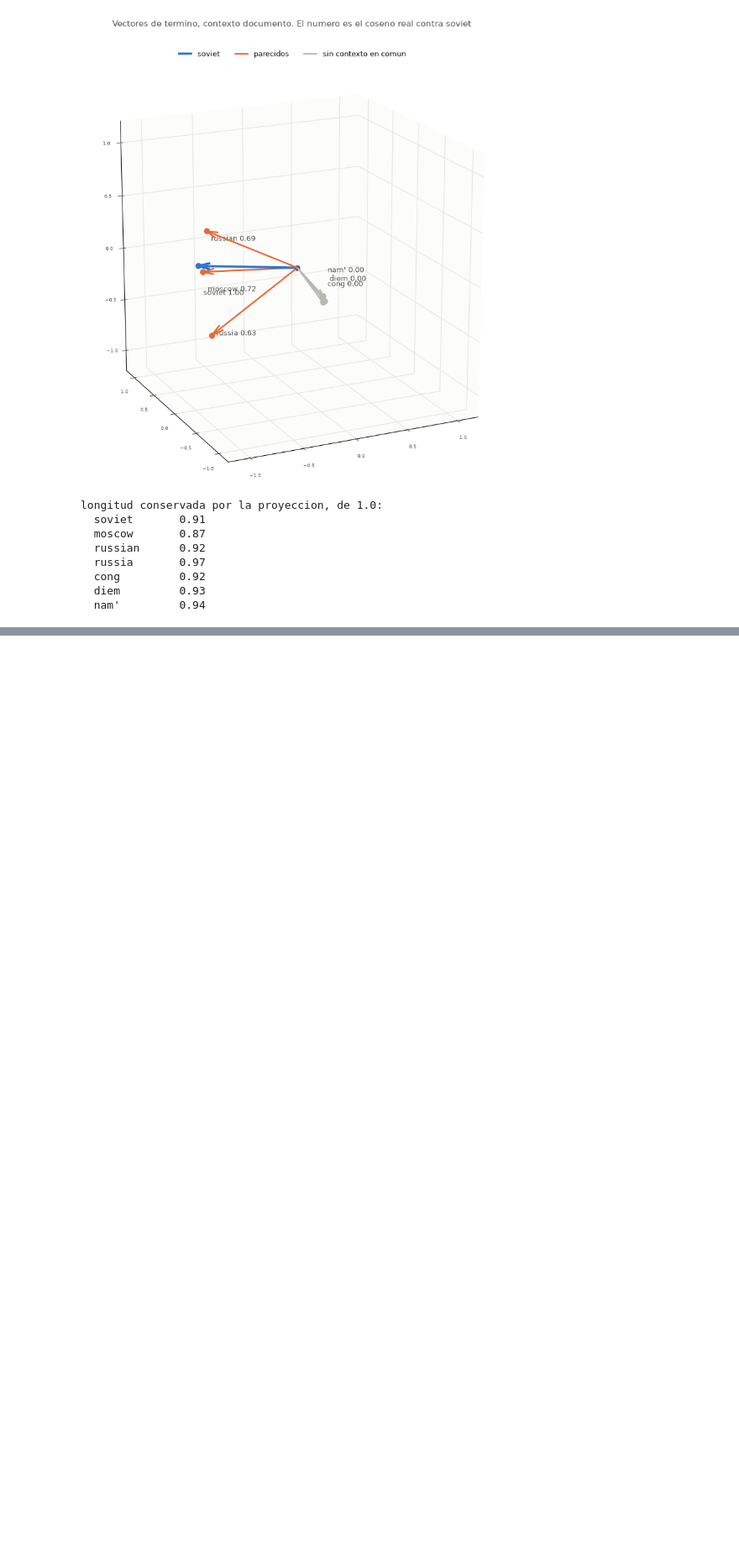
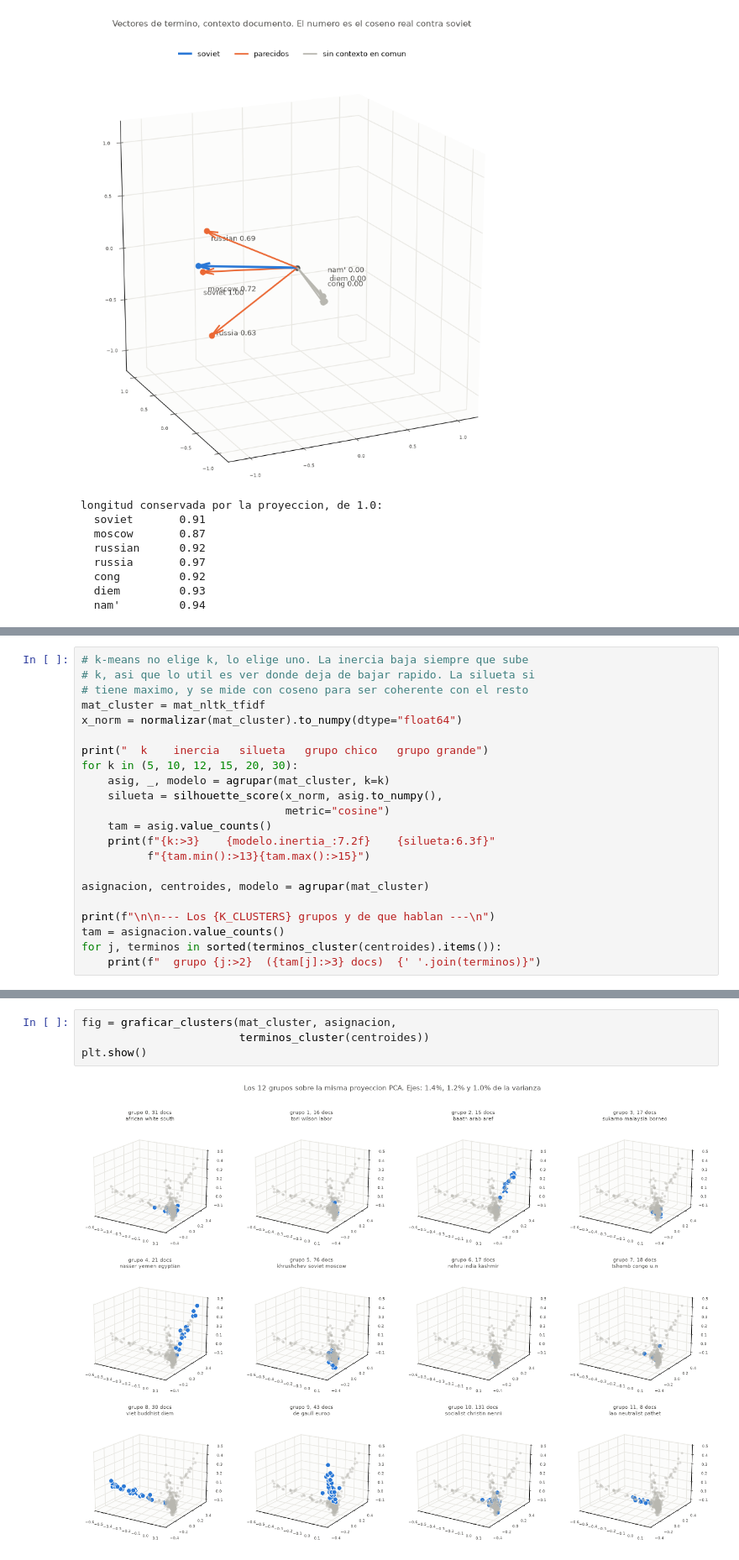
Before and after one commit to zxxz456/inaoe, a Jupyter notebook: fundamentos_aal/actividades/src/actividad.ipynb, the cells around one changed output, grey strips where cells are left out. Shown at 84% size. Cells and saved outputs as stored; diff of their text form; blank space fills up the shorter version.

```diff
--- a/fundamentos_aal/actividades/src/actividad.ipynb
+++ b/fundamentos_aal/actividades/src/actividad.ipynb
@@ -3247,0 +3388,22 @@ longitud conservada por la proyeccion, de 1.0:
+# %%
+# k-means no elige k, lo elige uno. La inercia baja siempre que sube
+# k, asi que lo util es ver donde deja de bajar rapido. La silueta si
+# tiene maximo, y se mide con coseno para ser coherente con el resto
+mat_cluster = mat_nltk_tfidf
+x_norm = normalizar(mat_cluster).to_numpy(dtype="float64")
+
+print("  k    inercia   silueta   grupo chico   grupo grande")
+for k in (5, 10, 12, 15, 20, 30):
+    asig, _, modelo = agrupar(mat_cluster, k=k)
+    silueta = silhouette_score(x_norm, asig.to_numpy(),
+                               metric="cosine")
+    tam = asig.value_counts()
+    print(f"{k:>3}    {modelo.inertia_:7.2f}    {silueta:6.3f}"
+          f"{tam.min():>13}{tam.max():>15}")
+
+asignacion, centroides, modelo = agrupar(mat_cluster)
+
+print(f"\n\n--- Los {K_CLUSTERS} grupos y de que hablan ---\n")
+tam = asignacion.value_counts()
+for j, terminos in sorted(terminos_cluster(centroides).items()):
+    print(f"  grupo {j:>2}  ({tam[j]:>3} docs)  {' '.join(terminos)}")
@@ -3247,0 +3594,6 @@ longitud conservada por la proyeccion, de 1.0:
+# %%
+fig = graficar_clusters(mat_cluster, asignacion,
+                        terminos_cluster(centroides))
+plt.show()
+# %% [output]
+[figure, added]
```
Also changed, not shown: parts of 8 cells of this notebook, 1 other file.
